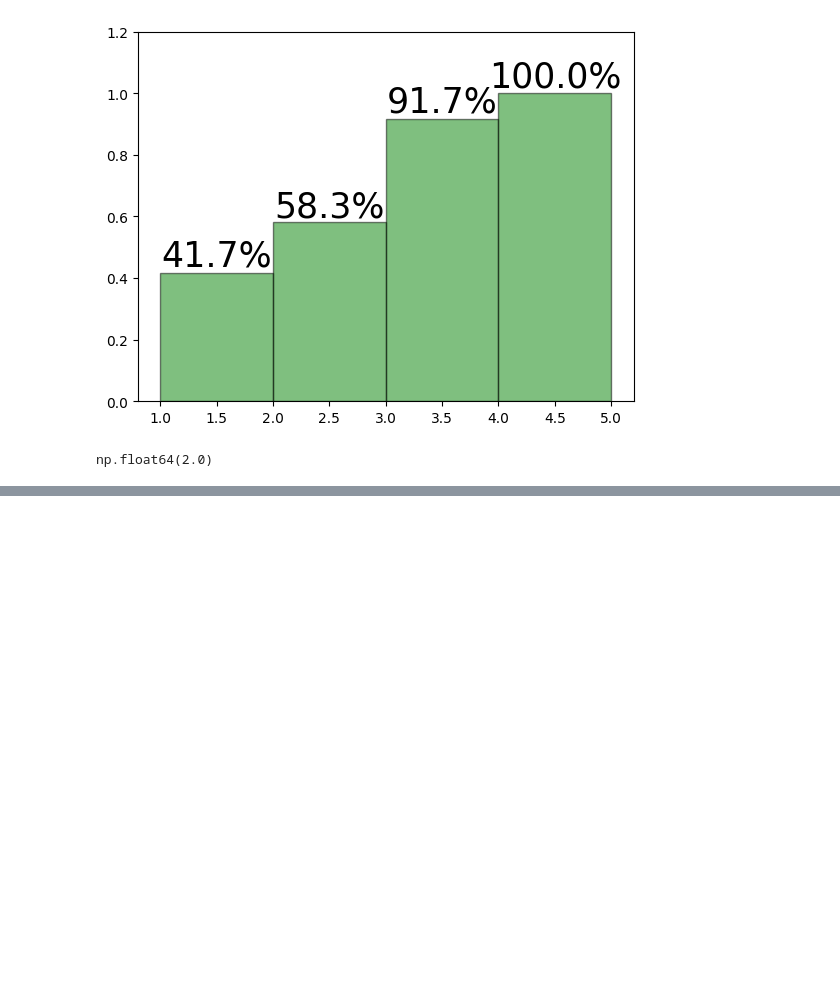
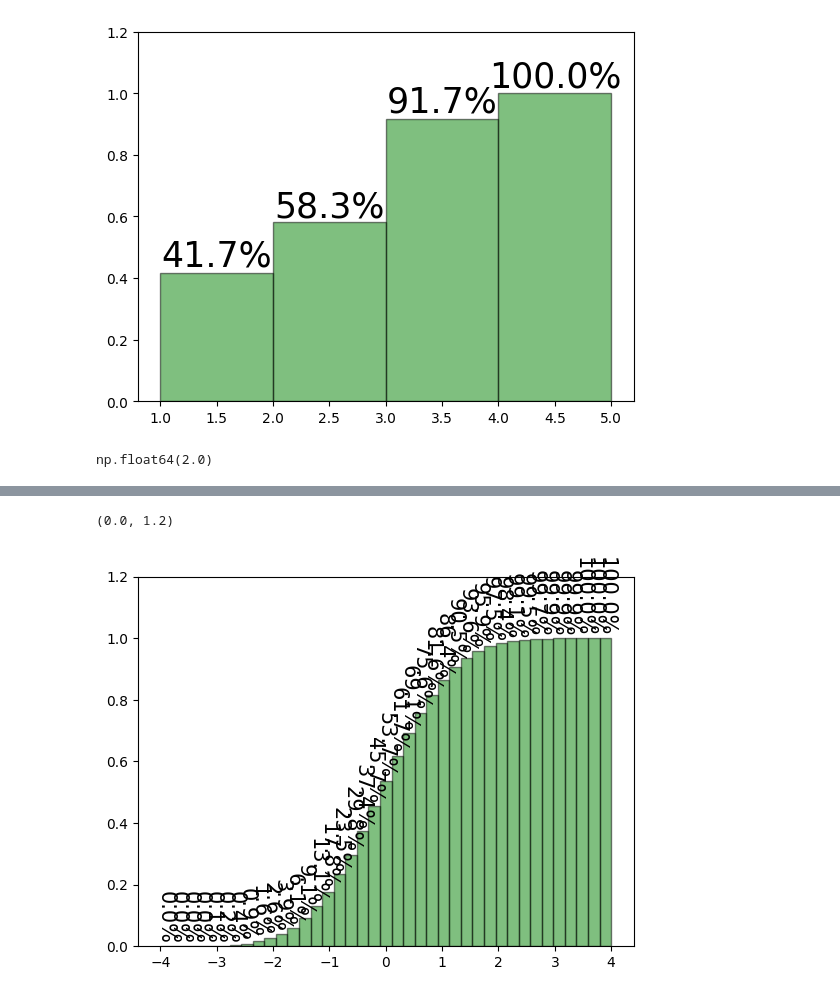
Before and after one commit to asegura4488/CienciaDatos, a Jupyter notebook: Semana4/EstimadoresEstadísticos.ipynb, the cells around one changed output, grey strips where cells are left out. Saved outputs shown, nothing was run; the diff lists cells and outputs as text; code cells hidden in the pictures; blank space fills up the shorter version.

```diff
--- a/Semana4/EstimadoresEstadísticos.ipynb
+++ b/Semana4/EstimadoresEstadísticos.ipynb
@@ -192,0 +237,10 @@ np.float64(2.0)
+# %%
+plt.bar(m,Cumulative,width=w,ec='k',color='g',alpha=0.5)
+
+for i in range(len(m)):
+  plt.text( m[i], 0.02+np.round(Cumulative[i],2) , str( np.round(Cumulative[i]*100,1))+'%', ha='center', fontsize=15, rotation=-90 )
+
+plt.ylim(0, 1.2)
+# %% [output]
+(0.0, 1.2)
+[figure, added]
```
Also changed, not shown: parts of 7 cells of this notebook.
